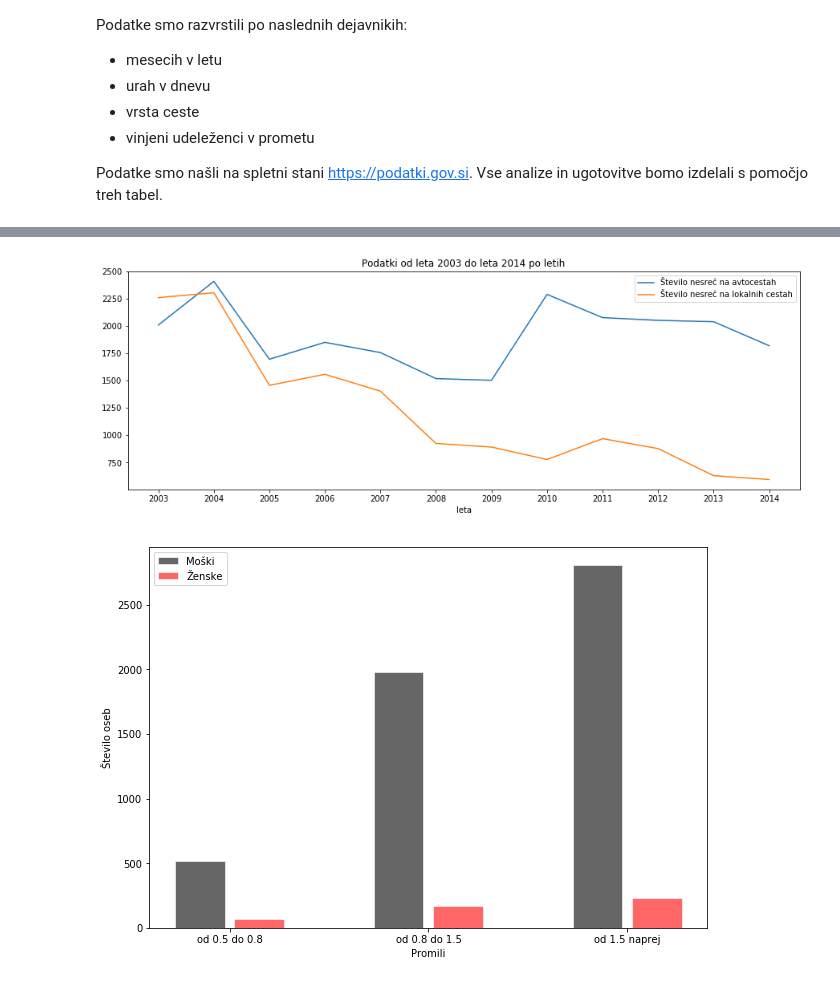
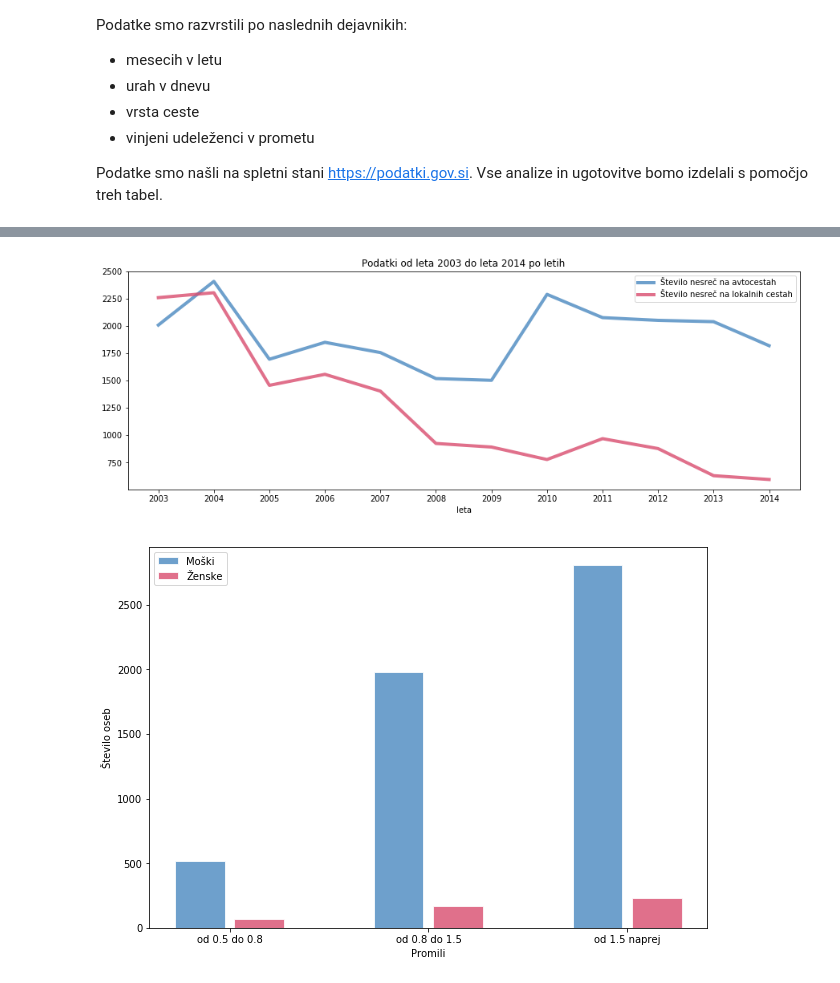
Before and after one commit to apnskv/PR19APNSKV, a Jupyter notebook: vmesno/Vmesno_porocilo.ipynb, the cells around one changed output, grey strips where cells are left out. Cells and saved outputs as stored; diff of their text form; code cells hidden in the pictures.

```diff
--- a/vmesno/Vmesno_porocilo.ipynb
+++ b/vmesno/Vmesno_porocilo.ipynb
@@ -79,12 +79,12 @@ import matplotlib.pyplot as plt
 import operator
 import numpy as np
 # %%
-koncni = meseci.items()
+koncni = leta.items()
 koncni_nesrece = []
 for t in koncni:
     koncni_nesrece.append((t[0],t[1]))
 
-koncni_poskodovani = meseci_poskodbe.items()
+koncni_poskodovani = leta_poskodbe.items()
 koncni_poskodbe = []
 for t in koncni_poskodovani:
     koncni_poskodbe.append((t[0],t[1]))
@@ -92,10 +92,10 @@ x1,y1 = zip(*koncni_poskodbe)
 
 x, y = zip(*koncni_nesrece)
 plt.figure(figsize=(15, 5))
-plt.plot(x,y,label='Število nesreč')
-plt.plot(x1,y1,label='Število udeležencev z lahkimi pokšodbami')
+plt.plot(x,y, color='#4a88c0', alpha=0.8, label='Število nesreč', linewidth=4.0)
+plt.plot(x1,y1, color='#d94c6e', alpha=0.8, label='Število udeležencev z lahkimi poškodbami', linewidth=4.0)
 plt.legend(loc=1)
-plt.xlabel('meseci')
-plt.title('Podatki od leta 2003 do leta 2014 po mesecih')
+plt.xlabel('leta')
+plt.title('Podatki od leta 2003 do leta 2014')
 plt.show()
 # %% [output]
@@ -102,0 +146,21 @@ plt.show()
+# %%
+koncni2004 = meseci_2004.items()
+koncni_nesrece2004 = []
+for t in koncni2004:
+    koncni_nesrece2004.append((t[0],t[1]))
+
+koncni2014 = meseci_2014.items()
+koncni_nesrece2014 = []
+for t in koncni2014:
+    koncni_nesrece2014.append((t[0],t[1]))
+
+x, y = zip(*koncni_nesrece2004)
+x1,y1 = zip(*koncni_nesrece2014)
+
+plt.figure(figsize=(15, 5))
+plt.plot(x,y, color='#4a88c0', alpha=0.8, label='Število nesreč v letu 2004', linewidth=4.0)
+plt.plot(x1,y1, color='#d94c6e', alpha=0.8, label='Število nesreč v letu 2014', linewidth=4.0)
+plt.legend(loc=2)
+plt.xlabel('meseci')
+plt.title('Podatki za leto 2004 in leto 2014')
+plt.show()
@@ -157,14 +223,14 @@ x1,y1 = zip(*koncni_lokalne)
 x, y = zip(*koncni_avtoceste)
 
 plt.figure(figsize=(15, 5))
-plt.plot(x,y,label='Število nesreč na avtocestah')
-plt.plot(x1,y1,label='Število nesreč na lokalnih cestah')
+plt.plot(x,y, color='#4a88c0', alpha=0.8, label='Število nesreč na avtocestah', linewidth=4.0)
+plt.plot(x1,y1, color='#d94c6e', alpha=0.8, label='Število nesreč na lokalnih cestah', linewidth=4.0)
 plt.legend(loc=1)
 plt.xlabel('leta')
 plt.title('Podatki od leta 2003 do leta 2014 po letih')
 plt.show()
 # %% [output]
-[figure, old version]
+[figure, new version]
 # %%
 seznam_alkohol = []
 firstline = True
@@ -190,20 +256,20 @@ alkohol["ženske 1.5"]+=(int(seznam_alkohol[2][2]) + int(seznam_alkohol[2][5]) +
 # %%
 barWidth = 0.25
 
 seznamM = [alkohol["moški 0.5"], alkohol["moški 0.8"], alkohol["moški 1.5"]]
 seznamZ = [alkohol["ženske 0.5"], alkohol["ženske 0.8"], alkohol["ženske 1.5"]]
 
 r1 = np.arange(len(seznamM))
 r2 = [x + barWidth*1.2 for x in r1]
 
 plt.figure(figsize=(10, 7))
-plt.bar(r1, seznamM, color='black', alpha=0.6, width=barWidth, edgecolor="white",label='Moški')
-plt.bar(r2, seznamZ, color='red', alpha=0.6, width=barWidth, edgecolor="white",label='Ženske')
+plt.bar(r1, seznamM, color='#4a88c0', alpha=0.8, width=barWidth, edgecolor="white",label='Moški')
+plt.bar(r2, seznamZ, color='#d94c6e', alpha=0.8, width=barWidth, edgecolor="white",label='Ženske')
 plt.ylabel('Število oseb')
 plt.xlabel('Promili')
 plt.xticks([r + barWidth*1.2/2 for r in range(len(seznamM))], ['od 0.5 do 0.8', 'od 0.8 do 1.5', 'od 1.5 naprej'])
 plt.legend(loc=2)
 
 plt.show()
 # %% [output]
-[figure, old version]
+[figure, new version]
```
Also changed, not shown: parts of 5 cells of this notebook.
